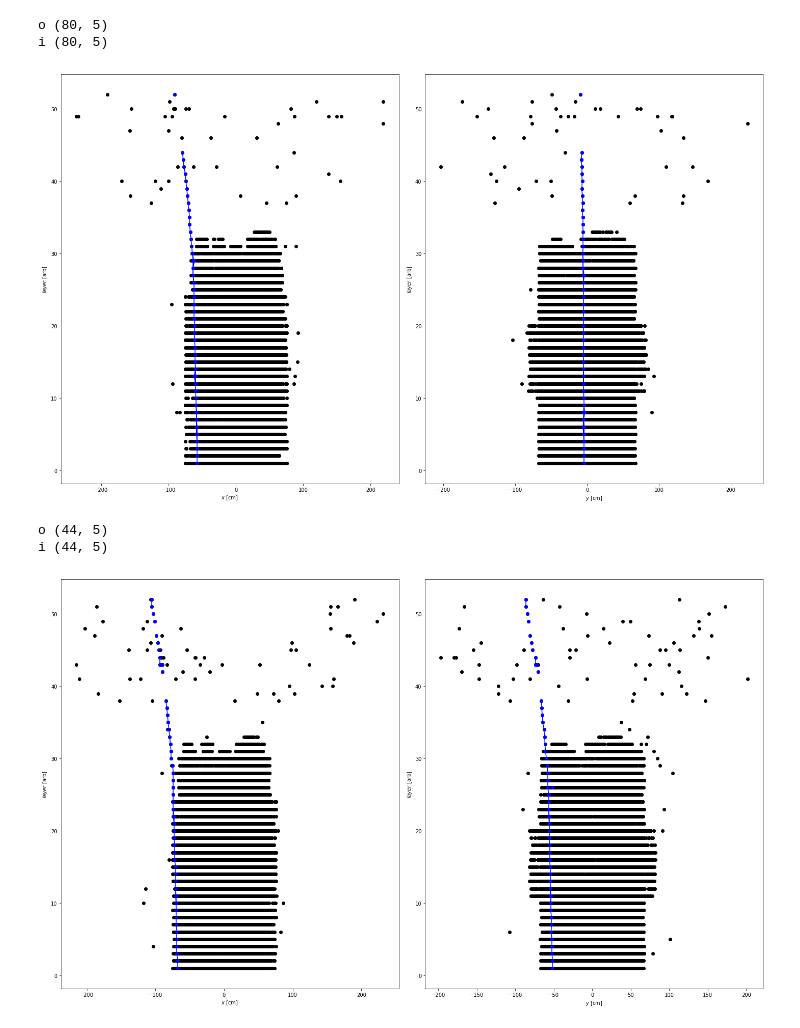
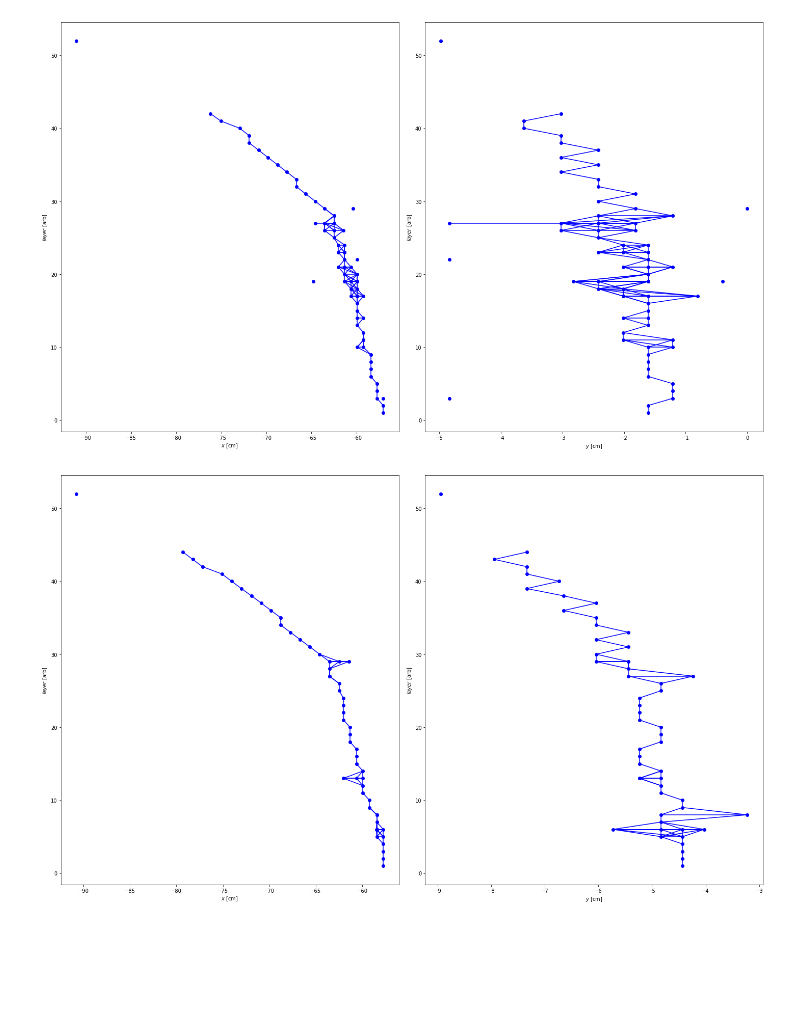
Before and after one commit to lgray/hgcal_ldrd, a Jupyter notebook: notebooks/graph_generation/make_graphs.ipynb, the cells around one changed output. Saved outputs shown, nothing was run; the diff lists cells and outputs as text; code cells hidden in the pictures; blank space fills up the shorter version.

Commit message:
use correct adj. matrix representation, use sparse matrices, add progress bar :-)

```diff
--- a/notebooks/graph_generation/make_graphs.ipynb
+++ b/notebooks/graph_generation/make_graphs.ipynb
@@ -241,24 +200,18 @@ for ievt in range(rechit_z.size):
 # %%
-g1 = load_graph('partGun_PDGid13_x2_E35.0To35.0_NTUP_1_hgcal_graph_neg_evt0.npz')
+g1sparse = load_graph('partGun_PDGid13_x2_E35.0To35.0_NTUP_1_hgcal_graph_pos_evt0.npz')
+g1 = graph_from_sparse(g1sparse)
+
 #g1 = load_graph('partGun_PDGid13_x1000_Pt3.0To100.0_NTUP_1_hgcal_graph_neg_evt0.npz')
 
-draw_sample(g1.X,
-            np.stack((g1.Ri_rows,g1.Ri_cols)).T,
-            np.stack((g1.Ro_rows,g1.Ro_cols)).T,
+draw_sample(g1.X,g1.Ri,g1.Ro,g1.y,
             sim_list=g1.simmatched)
 # %% [output]
-o (80, 5)
-i (80, 5)
-[figure, old version]
+[figure, new version]
 # %%
-g2 = load_graph('partGun_PDGid13_x2_E35.0To35.0_NTUP_1_hgcal_graph_neg_evt1.npz')
-#g2 = load_graph('partGun_PDGid13_x1000_Pt3.0To100.0_NTUP_1_hgcal_graph_neg_evt150.npz')
+g2sparse = load_graph('partGun_PDGid13_x2_E35.0To35.0_NTUP_1_hgcal_graph_neg_evt0.npz')
+g2 = graph_from_sparse(g2sparse)
 
-draw_sample(g2.X,
-            np.stack((g2.Ri_rows,g2.Ri_cols)).T,
-            np.stack((g2.Ro_rows,g2.Ro_cols)).T,
+draw_sample(g2.X,g2.Ri,g2.Ro,g2.y,
             sim_list=g2.simmatched)
 # %% [output]
-o (44, 5)
-i (44, 5)
-[figure, old version]
+[figure, new version]
```
Also changed, not shown: parts of 3 cells of this notebook, 2 other files.
